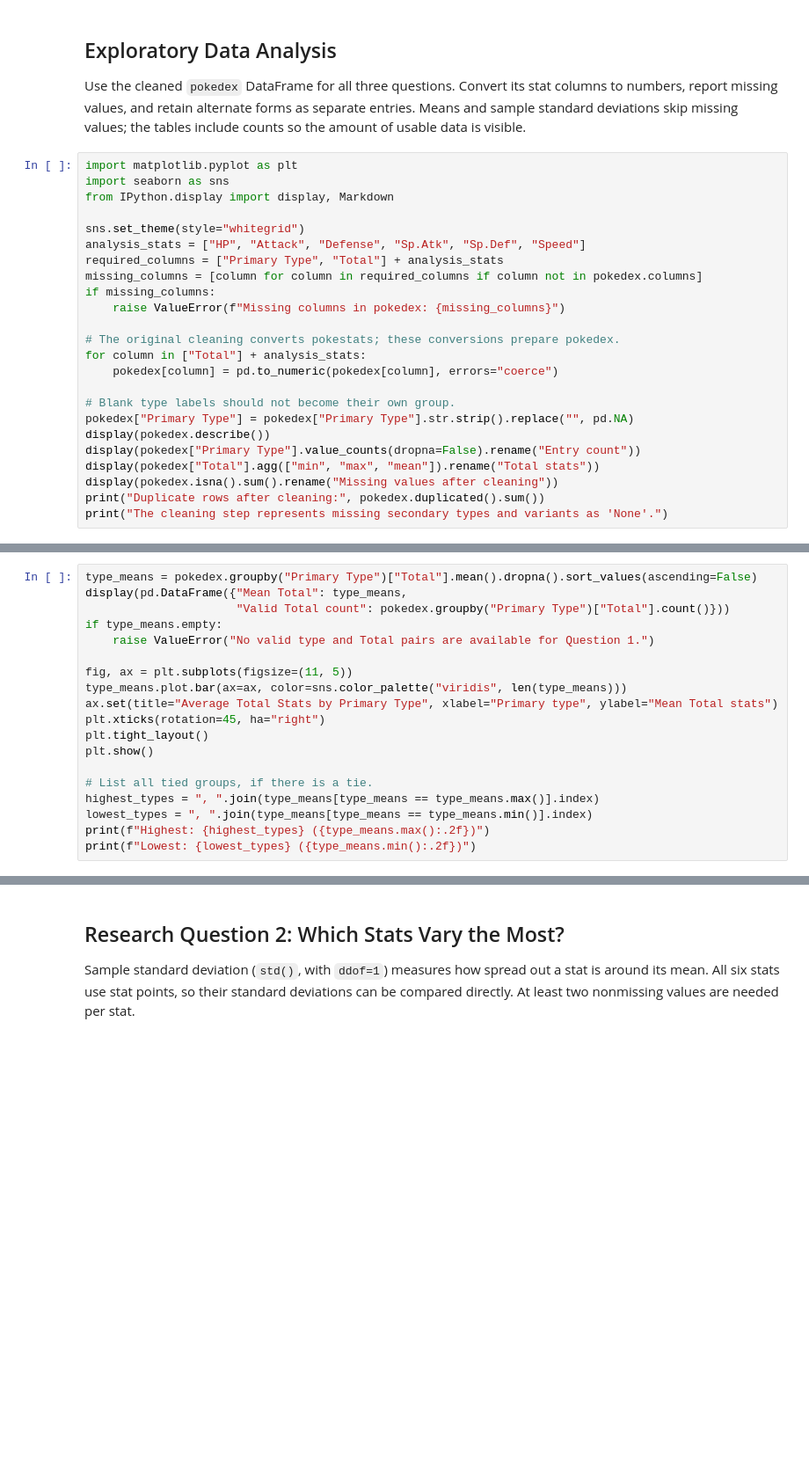
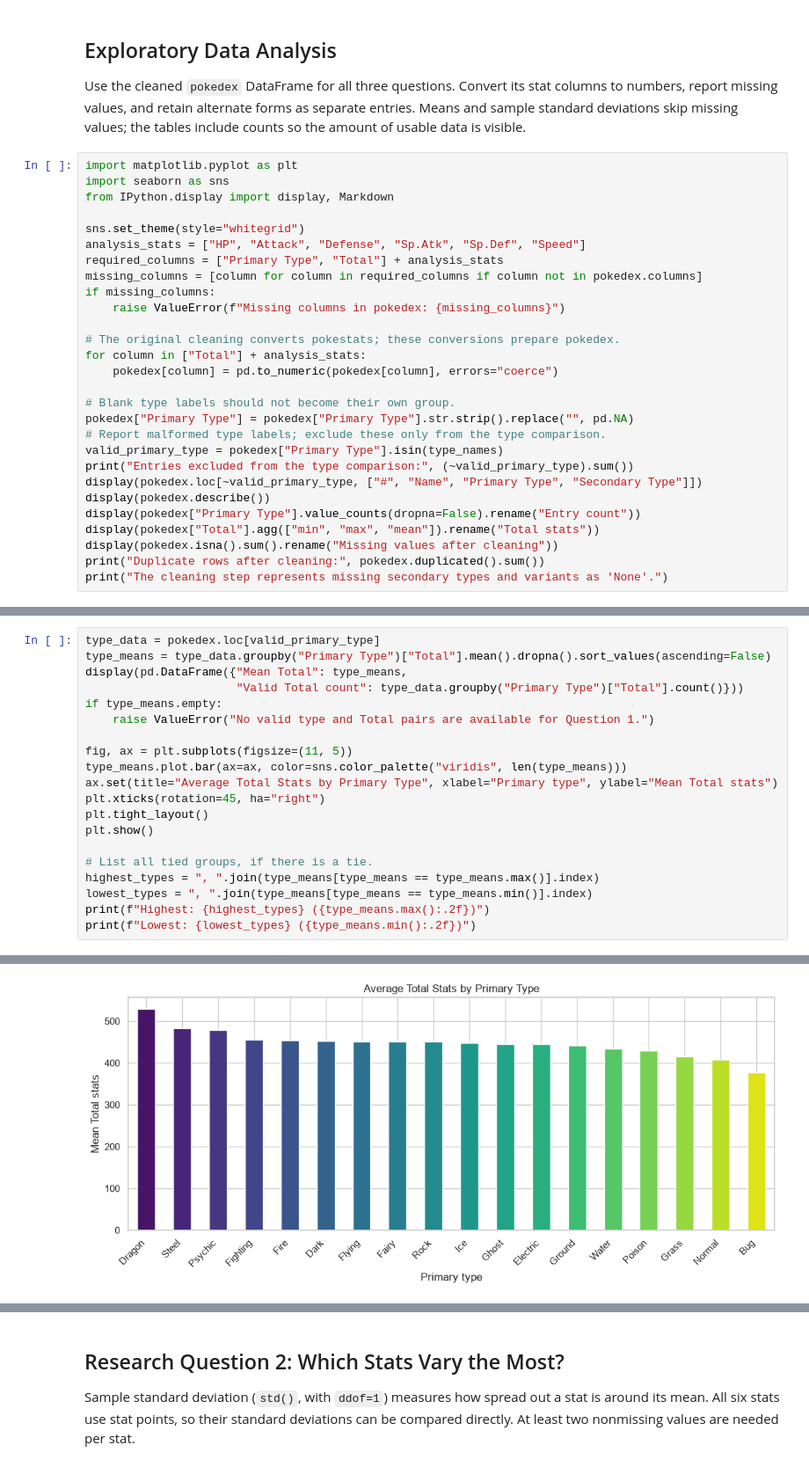
Before and after one commit to CS122-04-FA26/thunder-gen1to9pokemon-pokemon, a Jupyter notebook: notebooks/analysis.ipynb, the cells around one changed output, grey strips where cells are left out. Shown at 88% size. Saved outputs shown, nothing was run; the diff lists cells and outputs as text; blank space fills up the shorter version.

Commit message:
Save real Pokemon analysis results and validate primary types

```diff
--- a/notebooks/analysis.ipynb
+++ b/notebooks/analysis.ipynb
@@ -309,6 +311,10 @@ for column in ["Total"] + analysis_stats:
 
 # Blank type labels should not become their own group.
 pokedex["Primary Type"] = pokedex["Primary Type"].str.strip().replace("", pd.NA)
+# Report malformed type labels; exclude these only from the type comparison.
+valid_primary_type = pokedex["Primary Type"].isin(type_names)
+print("Entries excluded from the type comparison:", (~valid_primary_type).sum())
+display(pokedex.loc[~valid_primary_type, ["#", "Name", "Primary Type", "Secondary Type"]])
 display(pokedex.describe())
 display(pokedex["Primary Type"].value_counts(dropna=False).rename("Entry count"))
 display(pokedex["Total"].agg(["min", "max", "mean"]).rename("Total stats"))
@@ -324,7 +388,8 @@ than once.
 # %%
-type_means = pokedex.groupby("Primary Type")["Total"].mean().dropna().sort_values(ascending=False)
+type_data = pokedex.loc[valid_primary_type]
+type_means = type_data.groupby("Primary Type")["Total"].mean().dropna().sort_values(ascending=False)
 display(pd.DataFrame({"Mean Total": type_means,
-                      "Valid Total count": pokedex.groupby("Primary Type")["Total"].count()}))
+                      "Valid Total count": type_data.groupby("Primary Type")["Total"].count()}))
 if type_means.empty:
     raise ValueError("No valid type and Total pairs are available for Question 1.")
 
@@ -340,3 +405,4 @@ highest_types = ", ".join(type_means[type_means == type_means.max()].index)
 lowest_types = ", ".join(type_means[type_means == type_means.min()].index)
 print(f"Highest: {highest_types} ({type_means.max():.2f})")
 print(f"Lowest: {lowest_types} ({type_means.min():.2f})")
+# %% [output]
@@ -342,0 +427 @@ print(f"Lowest: {lowest_types} ({type_means.min():.2f})")
+[figure, added]
```
Also changed, not shown: parts of 13 cells of this notebook.
